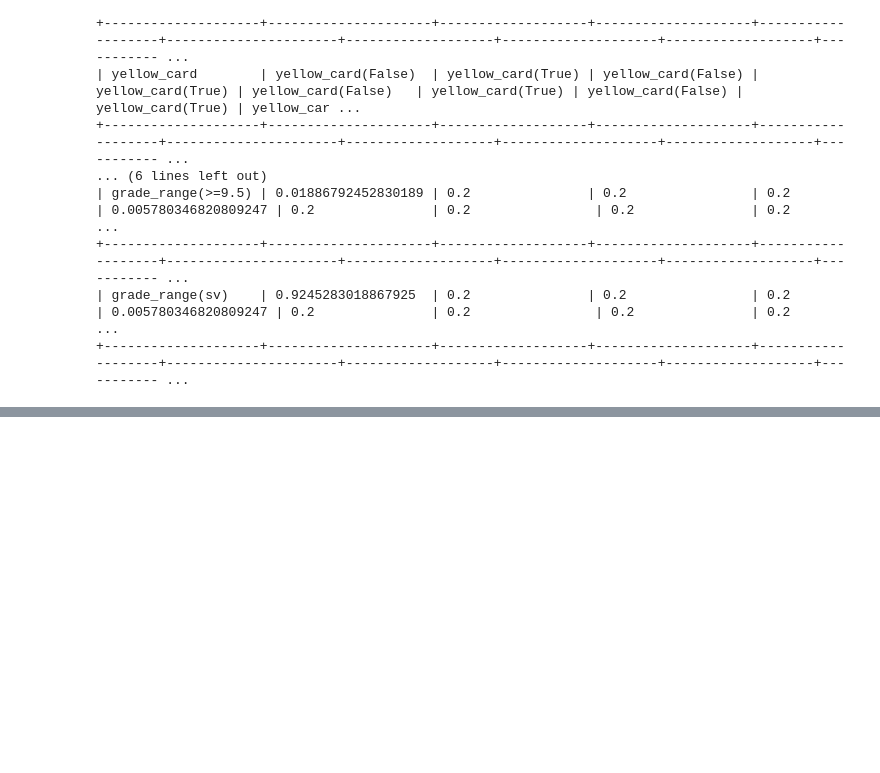
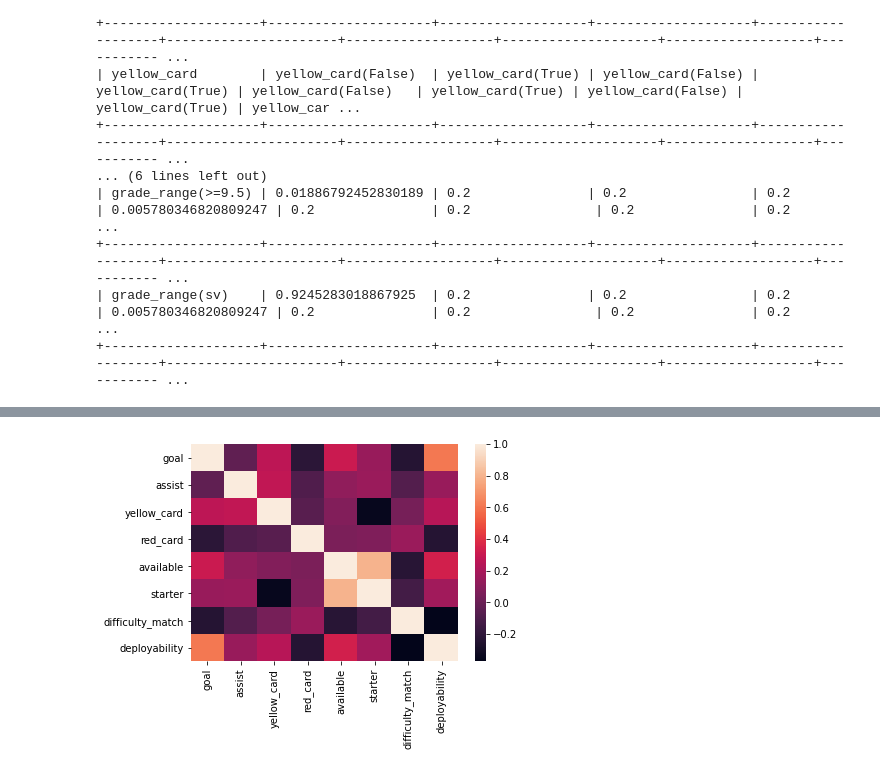
Before and after one commit to SalvoPisciotta/FantaBayesianNet, a Jupyter notebook: src/FantaBayesianNet.ipynb, the cells around one changed output, grey strips where cells are left out. Cells and saved outputs as stored; diff of their text form; code cells hidden in the pictures; blank space fills up the shorter version.

```diff
--- a/src/FantaBayesianNet.ipynb
+++ b/src/FantaBayesianNet.ipynb
@@ -306,0 +372,5 @@ df
+# %%
+sns.heatmap(df_immobile.drop('matchday', axis=1).corr())
+plt.show()
+# %% [output]
+[figure, added]
```
Also changed, not shown: parts of 14 cells of this notebook, 29 other files.
